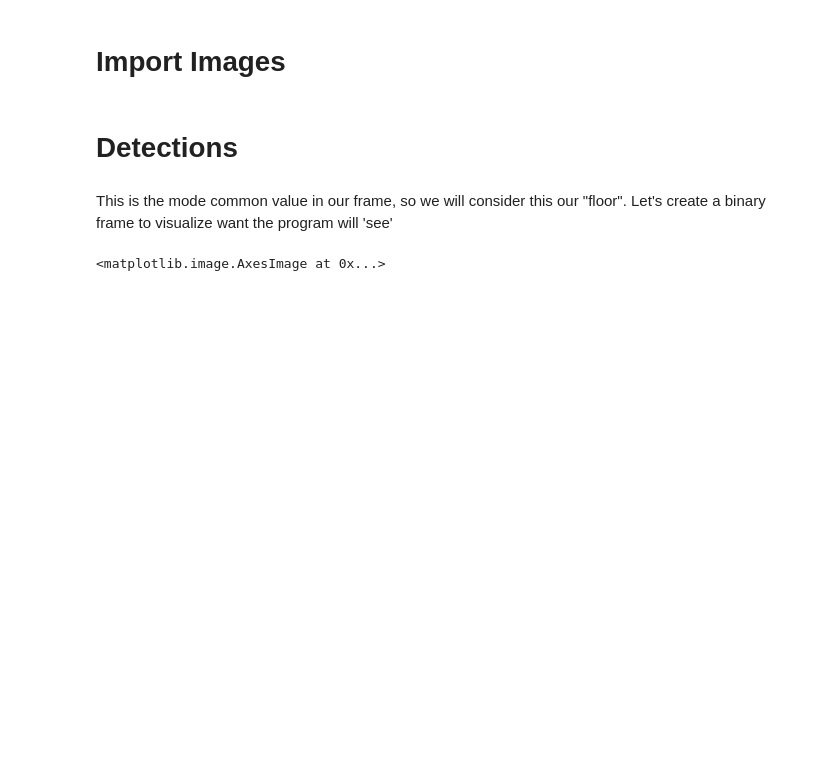
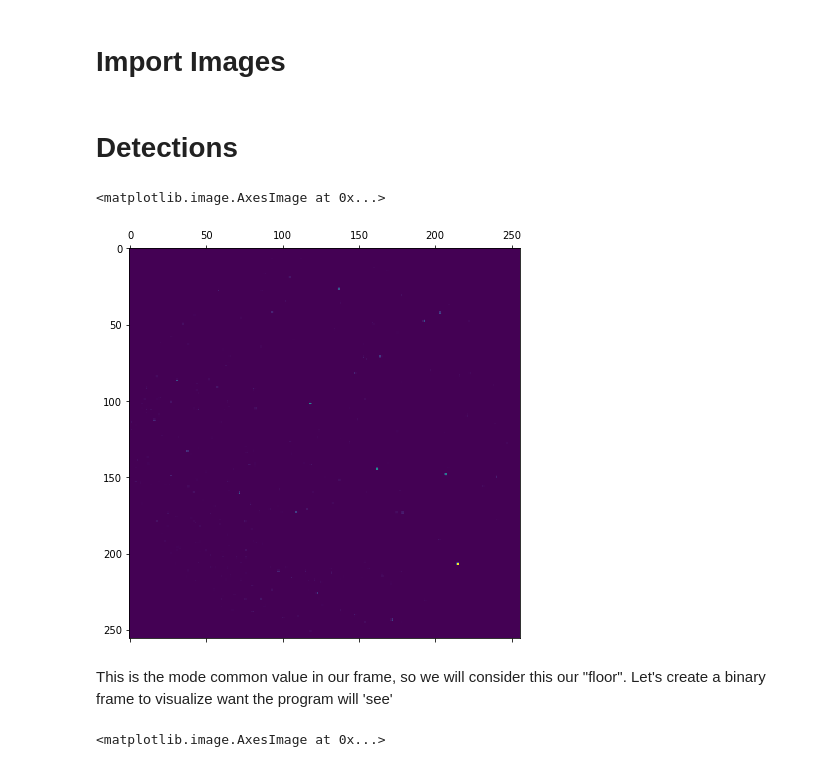
Before and after one commit to AstroStew/ESS5010-Assignment3, a Jupyter notebook: ESS5010Assignment3Draft2.ipynb, the cells around one changed output. Cells and saved outputs as stored; diff of their text form; code cells hidden in the pictures; blank space fills up the shorter version.

```diff
--- a/ESS5010Assignment3Draft2.ipynb
+++ b/ESS5010Assignment3Draft2.ipynb
@@ -23,3 +25,8 @@ first_frame=img_data[0][:][:]
+# %%
+plt.matshow(first_frame)
+# %% [output]
+<matplotlib.image.AxesImage at 0x...>
+[figure, added]
 # %%
 from statistics import mode
 
```
Also changed, not shown: parts of 91 cells of this notebook, 5 other files.
